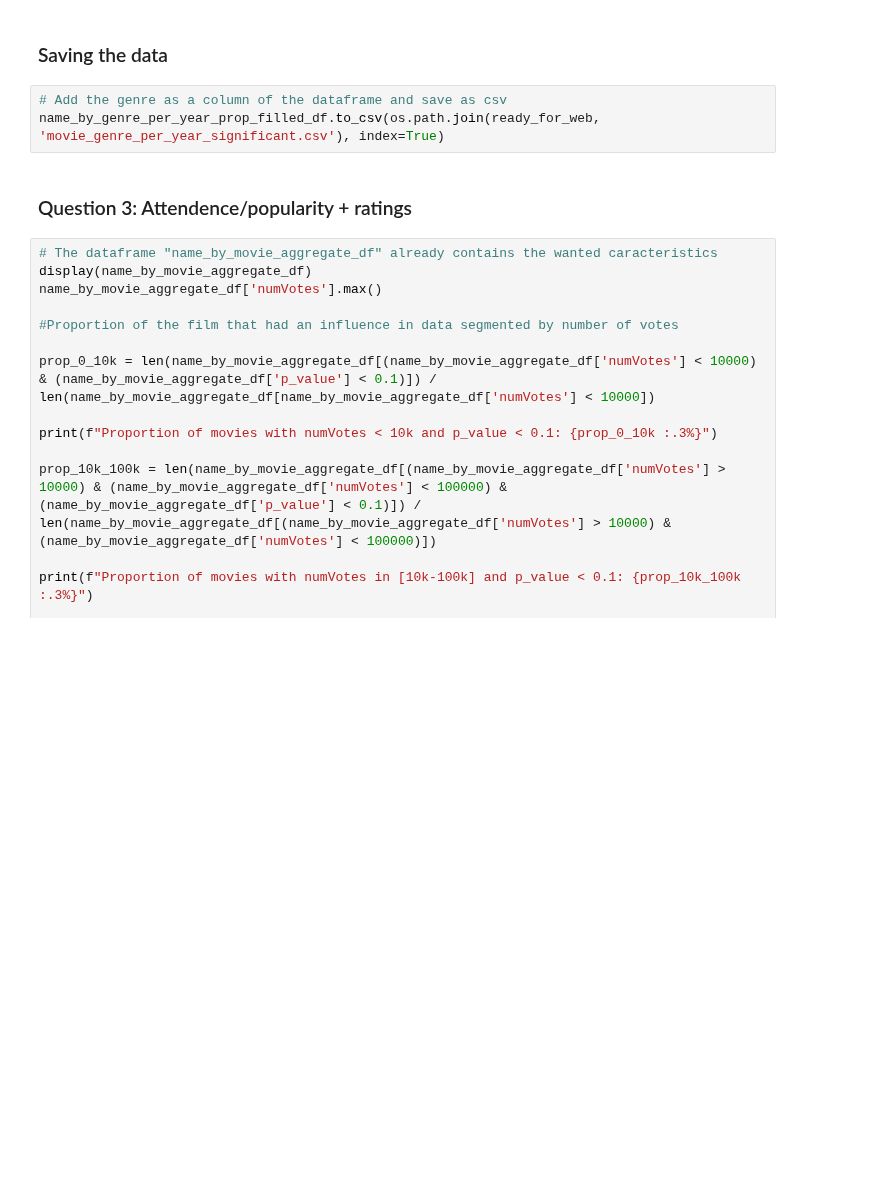
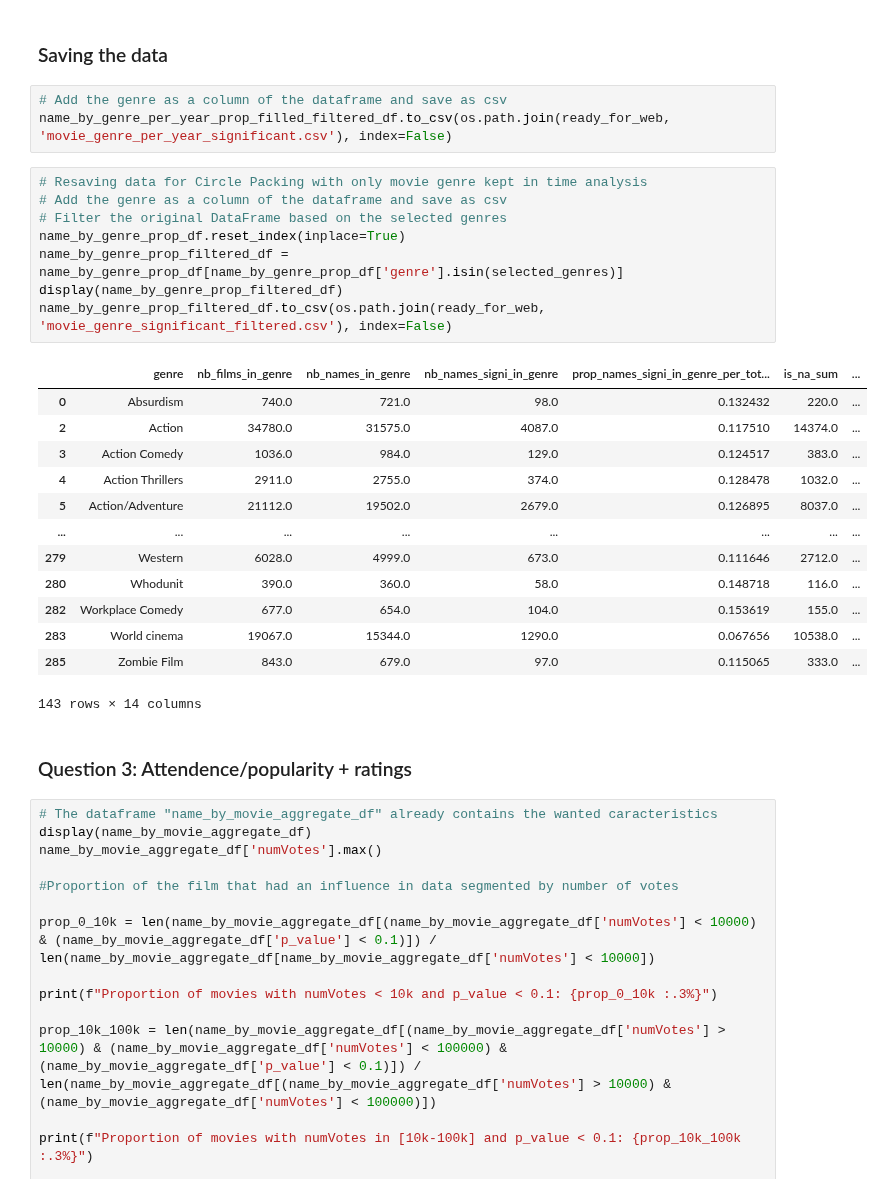
Before and after one commit to epfl-ada/ada-2023-project-abadakor, a Jupyter notebook: parallel_questions.ipynb, the cells around one changed output. Drawn from its saved outputs; the diff is of its cells as text; blank space fills up the shorter version.

```diff
--- a/parallel_questions.ipynb
+++ b/parallel_questions.ipynb
@@ -566,7 +665,29 @@ display(name_by_genre_per_year_prop_filled_df)
 ### Saving the data
 # %%
 # Add the genre as a column of the dataframe and save as csv
-name_by_genre_per_year_prop_filled_df.to_csv(os.path.join(ready_for_web, 'movie_genre_per_year_significant.csv'), index=True)
+name_by_genre_per_year_prop_filled_filtered_df.to_csv(os.path.join(ready_for_web, 'movie_genre_per_year_significant.csv'), index=False)
+# %%
+# Resaving data for Circle Packing with only movie genre kept in time analysis
+# Add the genre as a column of the dataframe and save as csv
+# Filter the original DataFrame based on the selected genres
+name_by_genre_prop_df.reset_index(inplace=True)
+name_by_genre_prop_filtered_df = name_by_genre_prop_df[name_by_genre_prop_df['genre'].isin(selected_genres)]
+display(name_by_genre_prop_filtered_df)
+name_by_genre_prop_filtered_df.to_csv(os.path.join(ready_for_web, 'movie_genre_significant_filtered.csv'), index=False)
+# %% [output]
+|  | genre | nb_films_in_genre | nb_names_in_genre | nb_names_signi_in_genre | prop_names_signi_in_genre_per_tot... | is_na_sum | ... |
+| 0 | Absurdism | 740.0 | 721.0 | 98.0 | 0.132432 | 220.0 | ... |
+| 2 | Action | 34780.0 | 31575.0 | 4087.0 | 0.117510 | 14374.0 | ... |
+| 3 | Action Comedy | 1036.0 | 984.0 | 129.0 | 0.124517 | 383.0 | ... |
+| 4 | Action Thrillers | 2911.0 | 2755.0 | 374.0 | 0.128478 | 1032.0 | ... |
+| 5 | Action/Adventure | 21112.0 | 19502.0 | 2679.0 | 0.126895 | 8037.0 | ... |
+| ... | ... | ... | ... | ... | ... | ... | ... |
+| 279 | Western | 6028.0 | 4999.0 | 673.0 | 0.111646 | 2712.0 | ... |
+| 280 | Whodunit | 390.0 | 360.0 | 58.0 | 0.148718 | 116.0 | ... |
+| 282 | Workplace Comedy | 677.0 | 654.0 | 104.0 | 0.153619 | 155.0 | ... |
+| 283 | World cinema | 19067.0 | 15344.0 | 1290.0 | 0.067656 | 10538.0 | ... |
+| 285 | Zombie Film | 843.0 | 679.0 | 97.0 | 0.115065 | 333.0 | ... |
+143 rows × 14 columns
 # %% [markdown]
 ### Question 3: Attendence/popularity + ratings
 # %%
```
Also changed, not shown: parts of 5 cells of this notebook, 3 other files.
